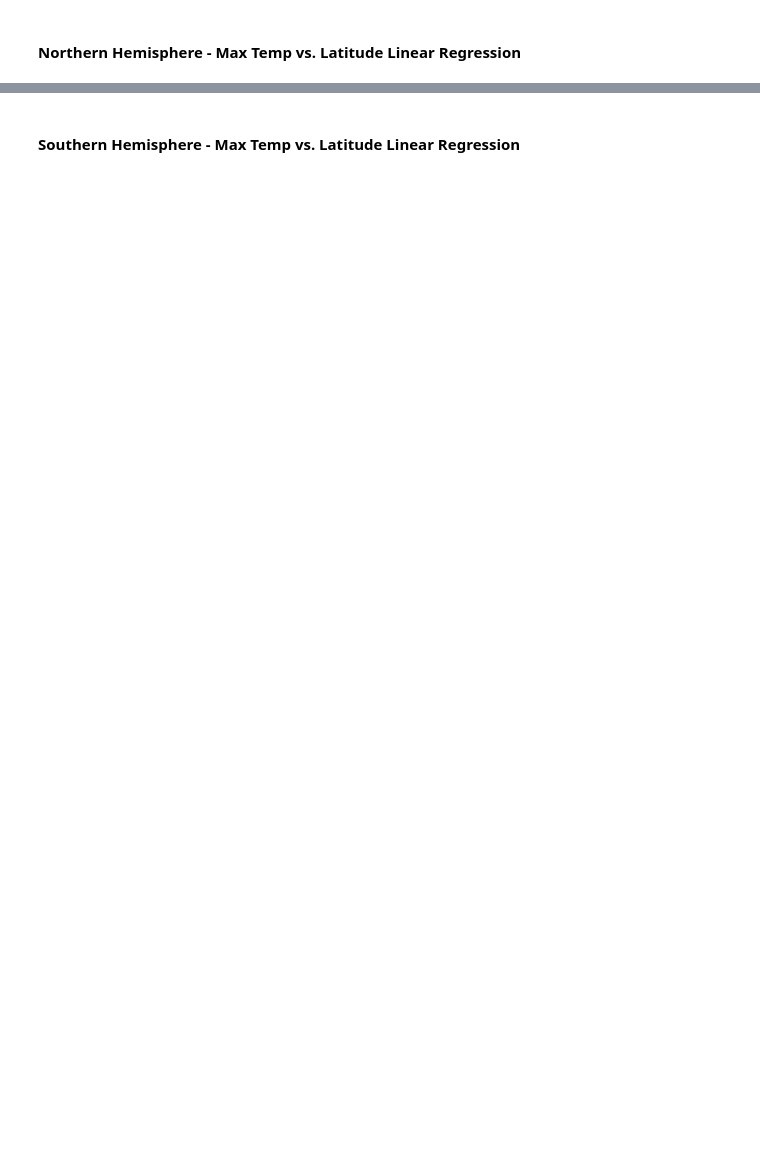
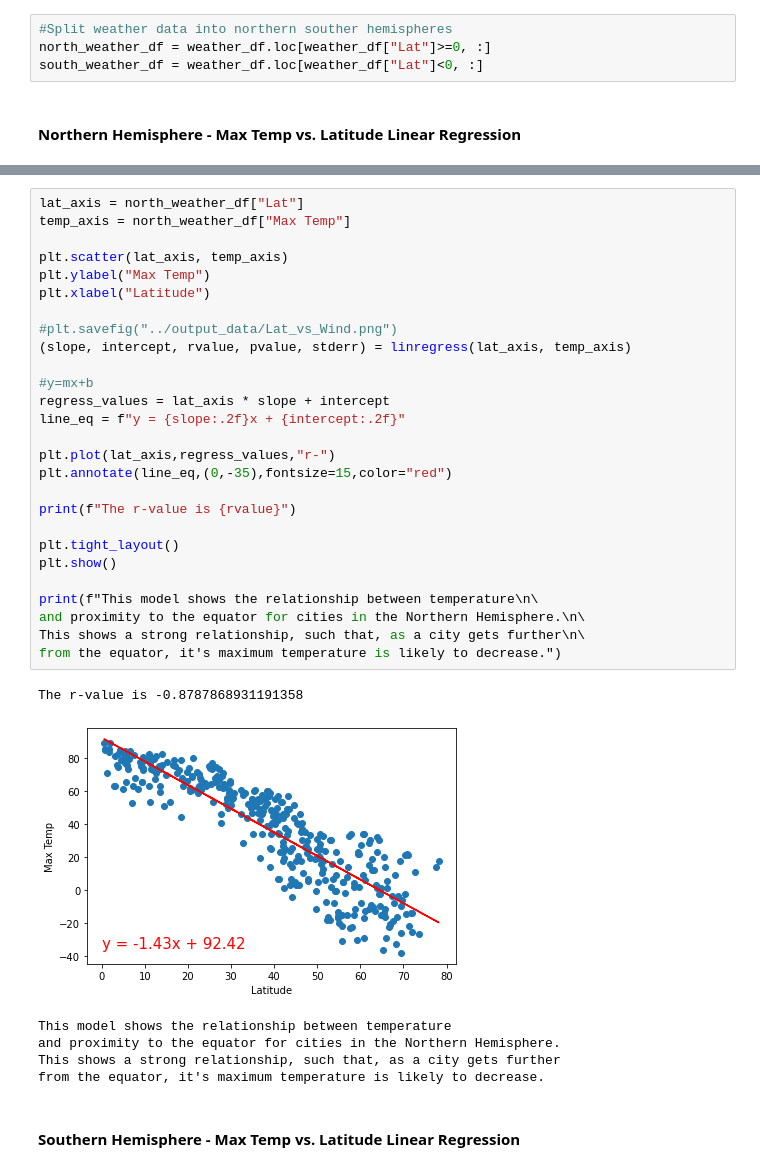
Before and after one commit to pammeyer80/python-api-challenge, a Jupyter notebook: WeatherPy/WeatherPy.ipynb, the cells around one changed output, grey strips where cells are left out. Saved outputs shown, nothing was run; the diff lists cells and outputs as text; blank space fills up the shorter version.

Commit message:
add scatter plots and first sets of linear regression

```diff
--- a/WeatherPy/WeatherPy.ipynb
+++ b/WeatherPy/WeatherPy.ipynb
@@ -265,4 +276,8 @@ plt.show()
 # %% [markdown]
 ## Linear Regression
+# %%
+#Split weather data into northern souther hemispheres
+north_weather_df = weather_df.loc[weather_df["Lat"]>=0, :]
+south_weather_df = weather_df.loc[weather_df["Lat"]<0, :]
 # %% [markdown]
 ####  Northern Hemisphere - Max Temp vs. Latitude Linear Regression
@@ -273,2 +284,36 @@ The r-value is: 0.46937863826630627
+# %%
+lat_axis = north_weather_df["Lat"]
+temp_axis = north_weather_df["Max Temp"]
+
+plt.scatter(lat_axis, temp_axis)
+plt.ylabel("Max Temp")
+plt.xlabel("Latitude")
+
+#plt.savefig("../output_data/Lat_vs_Wind.png")
+(slope, intercept, rvalue, pvalue, stderr) = linregress(lat_axis, temp_axis)
+
+#y=mx+b
+regress_values = lat_axis * slope + intercept
+line_eq = f"y = {slope:.2f}x + {intercept:.2f}"
+
+plt.plot(lat_axis,regress_values,"r-")
+plt.annotate(line_eq,(0,-35),fontsize=15,color="red")
+
+print(f"The r-value is {rvalue}")
+
+plt.tight_layout()
+plt.show()
+
+print(f"This model shows the relationship between temperature\n\
+and proximity to the equator for cities in the Northern Hemisphere.\n\
+This shows a strong relationship, such that, as a city gets further\n\
+from the equator, it's maximum temperature is likely to decrease.")
+# %% [output]
+The r-value is -0.8787868931191358
+[figure, added]
+This model shows the relationship between temperature
+and proximity to the equator for cities in the Northern Hemisphere.
+This shows a strong relationship, such that, as a city gets further
+from the equator, it's maximum temperature is likely to decrease.
 # %% [markdown]
 ####  Southern Hemisphere - Max Temp vs. Latitude Linear Regression
```
Also changed, not shown: parts of 14 cells of this notebook, 6 other files.
